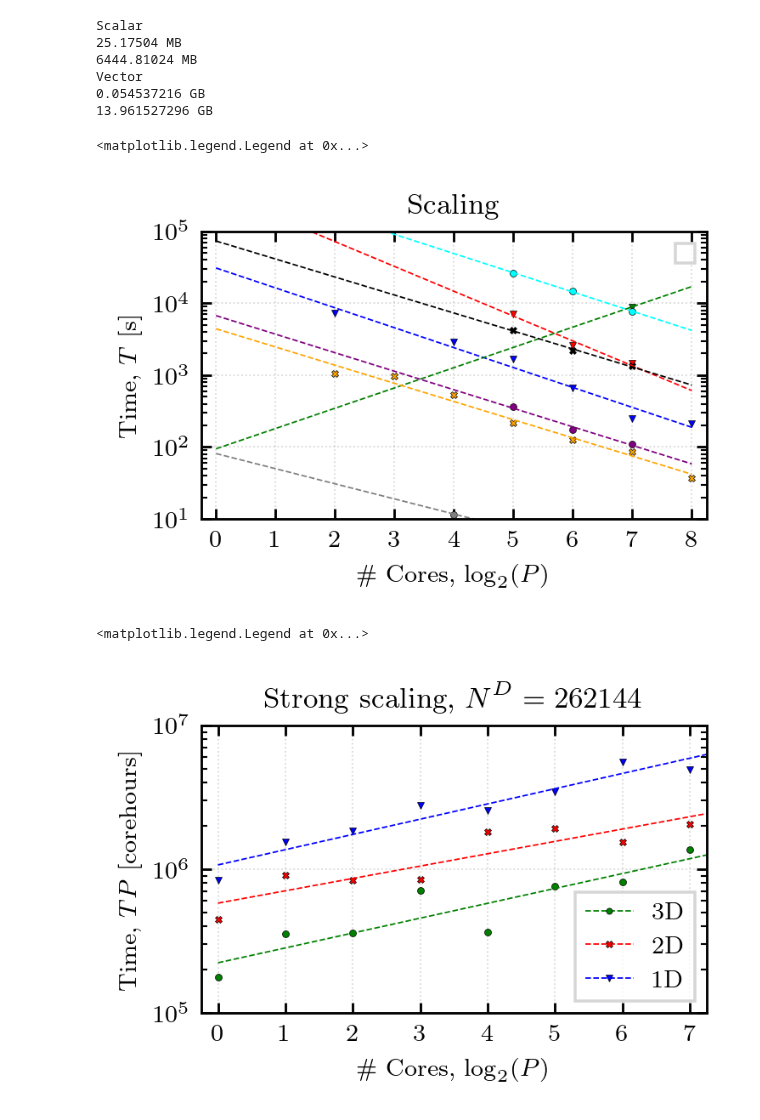
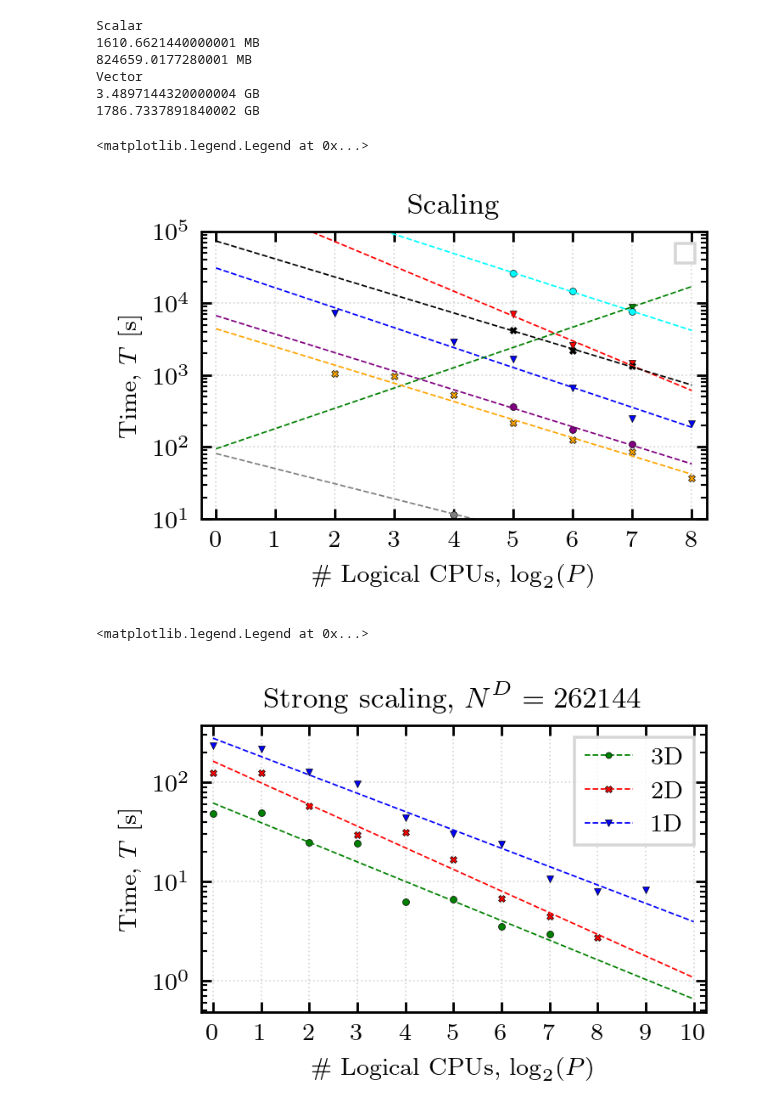
Before and after one commit to mab68/Kea, a Jupyter notebook: SF_paper/fastSF_scaling_NESI.ipynb, the cells around one changed output. Cells and saved outputs as stored; diff of their text form; code cells hidden in the pictures.

```diff
--- a/SF_paper/fastSF_scaling_NESI.ipynb
+++ b/SF_paper/fastSF_scaling_NESI.ipynb
@@ -18,12 +18,12 @@ plotting.modify_rc()
 # %%
 ## REQUIRE MEMORY
 
-P = 256
-px = 16
+P = 512
+px = 256
 
-Nx = 1024
+Nx = 8192
 Ny = 1
-Nz = 1024
+Nz = 8192
 
 n = 1
 
@@ -44,11 +44,11 @@ print(M2_v/1000/1000/1000, 'GB')
 print(P*M2_v/1000/1000/1000, 'GB')
 # %% [output]
 Scalar
-25.17504 MB
-6444.81024 MB
+1610.6621440000001 MB
+824659.0177280001 MB
 Vector
-0.054537216 GB
-13.961527296 GB
+3.4897144320000004 GB
+1786.7337891840002 GB
 # %%
 
 SCALINGS = [
@@ -70,10 +70,10 @@ SCALINGS = [
     {'N': 4194304, 'P': 64, 'D': 1, 'T': 2562, 'class': 'FBM', 'MaxRSS': 272548, 'mem': 1370.},
     {'N': 4194304, 'P': 32, 'D': 1, 'T': 7160, 'class': 'FBM', 'MaxRSS': 260368, 'mem': 502.98},
 
-    # ~1 month wind data
+    # ~1/2 month wind data
     # ~4096^2
     # ~256^3
-    {'N': 16777216, 'P': 128, 'D': 1, 'T': 8917, 'class': 'FBM', 'MaxRSS': 676412, 'mem': 2500.},
+    {'N': 16777216, 'P': 128, 'D': 1, 'T': None, 'class': 'FBM', 'MaxRSS': None, 'mem': None},
     #{'N': 16777216, 'P': 64, 'D': 1, 'T': None, 'class': 'FBM', 'MaxRSS': None, 'mem': None},
     #{'N': 16777216, 'P': 32, 'D': 1, 'T': None, 'class': 'FBM', 'MaxRSS': None, 'mem': None},
 
@@ -171,13 +171,13 @@ ax.set_xticks([0, 1, 2, 3, 4, 5, 6, 7, 8])
 ax.grid(linestyle=':', alpha=0.3, linewidth=0.5, color='gray')
 
 ax.set_ylabel('Time, $T$ [s]')
-ax.set_xlabel('\# Cores, $\log_2(P)$')
+ax.set_xlabel('\# Logical CPUs, $\log_2(P)$')
 ax.set_title('Scaling')
 
 ax.legend(fancybox=False)
 # %% [output]
 <matplotlib.legend.Legend at 0x...>
-[figure, old version]
+[figure, new version]
 # %%
 
 STRONG_SCALING = [
@@ -189,6 +189,9 @@ STRONG_SCALING = [
     {'N': 262144, 'P': 32, 'D': 1, 'T': 29.9702467918396, 'class': 'FBM', 'mem': 339.55},
     {'N': 262144, 'P': 64, 'D': 1, 'T': 24.101096153259277, 'class': 'FBM', 'mem': 425.34},
     {'N': 262144, 'P': 128, 'D': 1, 'T': 10.593275547027588, 'class': 'FBM', 'mem': 1120},
+    {'N': 262144, 'P': 256, 'D': 1, 'T': 7.882547616958618, 'class': 'FBM', 'mem': 1210},
+    {'N': 262144, 'P': 512, 'D': 1, 'T': 8.205476999282837, 'class': 'FBM', 'mem': 797.15},
+    {'N': 262144, 'P': 1024, 'D': 1, 'T': None, 'class': 'FBM', 'mem': None},
 
     {'N': 512, 'P': 1, 'D': 2, 'T': 124.596, 'class': 'FBM', 'mem': 16.67, 'PX': 1},
     {'N': 512, 'P': 2, 'D': 2, 'T': 125.61, 'class': 'FBM', 'mem': 16.75, 'PX': 1},
@@ -198,6 +201,8 @@ STRONG_SCALING = [
     {'N': 512, 'P': 32, 'D': 2, 'T': 16.7708, 'class': 'FBM', 'mem': 10.00, 'PX': 1},
     {'N': 512, 'P': 64, 'D': 2, 'T': 6.73415, 'class': 'FBM', 'mem': 165.66, 'PX': 1},
     {'N': 512, 'P': 128, 'D': 2, 'T': 4.45808, 'class': 'FBM', 'mem': 75.55, 'PX': 1},
+    {'N': 512, 'P': 256, 'D': 2, 'T': 2.74696, 'class': 'FBM', 'mem': 43.00, 'PX': 1},
+    {'N': 512, 'P': 512, 'D': 2, 'T': None, 'class': 'FBM', 'mem': None, 'PX': 1},
 
     {'N': 64, 'P': 1, 'D': 3, 'T': 48.9078, 'class': 'FBM', 'mem': 16.22, 'PX': 1},
     {'N': 64, 'P': 2, 'D': 3, 'T': 49.5735, 'class': 'FBM', 'mem': 16.22, 'PX': 1},
@@ -207,6 +212,8 @@ STRONG_SCALING = [
     {'N': 64, 'P': 32, 'D': 3, 'T': 6.5989, 'class': 'FBM', 'mem': 13.66, 'PX': 1},
     {'N': 64, 'P': 64, 'D': 3, 'T': 3.51749, 'class': 'FBM', 'mem': 63.06, 'PX': 1},
     {'N': 64, 'P': 128, 'D': 3, 'T': 2.94823, 'class': 'FBM', 'mem': 22.20, 'PX': 2},
+    {'N': 64, 'P': 256, 'D': 3, 'T': None, 'class': 'FBM', 'mem': None, 'PX': 1},
+    {'N': 64, 'P': 512, 'D': 3, 'T': None, 'class': 'FBM', 'mem': None, 'PX': 1},
 ]
 # %%
 
@@ -232,48 +239,48 @@ for i, s in enumerate(STRONG_SCALING):
         datas[s['N']] = {'x': [], 'y': []}
 
     datas[s['N']]['x'].append(s['P'])
-    datas[s['N']]['y'].append(s['T']*60.*60.*s['P'])
+    datas[s['N']]['y'].append(s['T'])
 
-    ax.scatter(np.log2(s['P']), s['T']*60.*60.*s['P'], marker=markers[s['D']], s=5., color=cols[s['N']], zorder=2, linewidth=0.2, edgecolor='black')
+    ax.scatter(np.log2(s['P']), s['T'], marker=markers[s['D']], s=5., color=cols[s['N']], zorder=2, linewidth=0.2, edgecolor='black')
 
-P = 10**np.linspace(np.log10(1), np.log10(256), 1000)
+P = 10**np.linspace(np.log10(1), np.log10(1024), 1000)
 for n, data in datas.items():
     f_n = np.polyfit(np.log(np.array(data['x'])), np.log(np.array(data['y'])), deg=1)
     p_n = np.poly1d(f_n)
     ax.plot(np.log2(P), np.exp(p_n(np.log(P))), linewidth=0.5, linestyle='--', color=cols[n])
 
 ax.plot([], [], linewidth=0.5, linestyle='--', color=cols[64], label=r'3D', marker=markers[3], markeredgecolor='black', markersize=2., markeredgewidth=0.2)
 ax.plot([], [], linewidth=0.5, linestyle='--', color=cols[512], label=r'2D', marker=markers[2], markeredgecolor='black', markersize=2., markeredgewidth=0.2)
 ax.plot([], [], linewidth=0.5, linestyle='--', color=cols[262144], label=r'1D', marker=markers[1], markeredgecolor='black', markersize=2., markeredgewidth=0.2)
 
-ax.set_ylim((1e5, 1e7))
-ax.set_xlim((-0.25, 7.25))
+#ax.set_ylim((1e5, 1e7))
+ax.set_xlim((-0.25, 10.25))
 #ax.set_xlim((0.75, 7.25))
 
 ax.set_yscale('log')
 ax.yaxis.set_ticks_position('both')
 ax.xaxis.set_ticks_position('both')
 ax.tick_params(axis='y', direction='in')
 ax.tick_params(axis='y', direction='in', which='minor')
 ax.tick_params(axis='x', direction='in')
 ax.tick_params(axis='x', direction='in', which='minor')
 
 locmaj = mpl.ticker.LogLocator(base=10.0, numticks=10)
 ax.yaxis.set_major_locator(locmaj)
 locmin = mpl.ticker.LogLocator(base=10.0, subs=[i/(10.) for i in range(1,10)], numticks=10)
 ax.yaxis.set_minor_locator(locmin)
 
-ax.set_xticks([0, 1, 2, 3, 4, 5, 6, 7])
+ax.set_xticks([0, 1, 2, 3, 4, 5, 6, 7, 8, 9, 10])
 
 ax.grid(linestyle=':', alpha=0.3, linewidth=0.5, color='gray')
 
-ax.set_ylabel('Time, $TP$ [corehours]')
-ax.set_xlabel('\# Cores, $\log_2(P)$')
+ax.set_ylabel('Time, $T$ [s]')
+ax.set_xlabel('\# Logical CPUs, $\log_2(P)$')
 ax.set_title('Strong scaling, $N^D = 262144$')
 
 ax.legend(fancybox=False)
 # %% [output]
 <matplotlib.legend.Legend at 0x...>
-[figure, old version]
+[figure, new version]
 # %%
 
```
Also changed, not shown: parts of 11 cells of this notebook, 2 other files.
